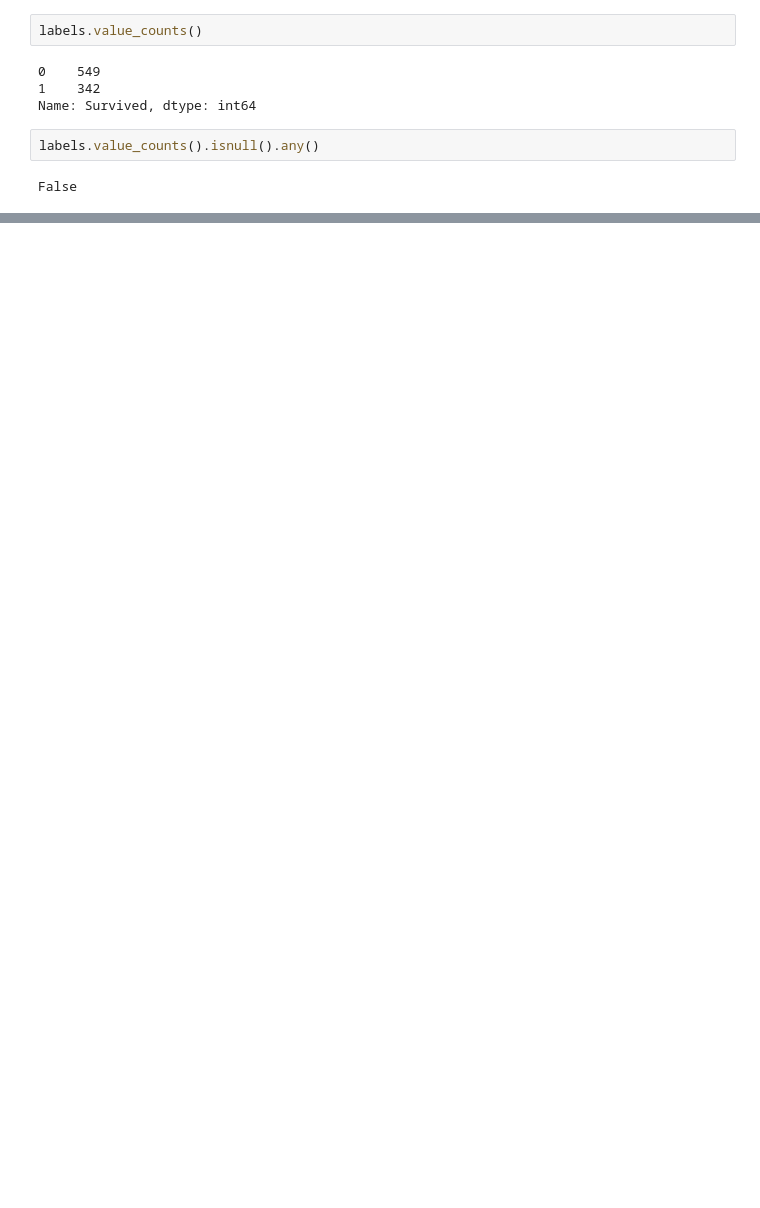
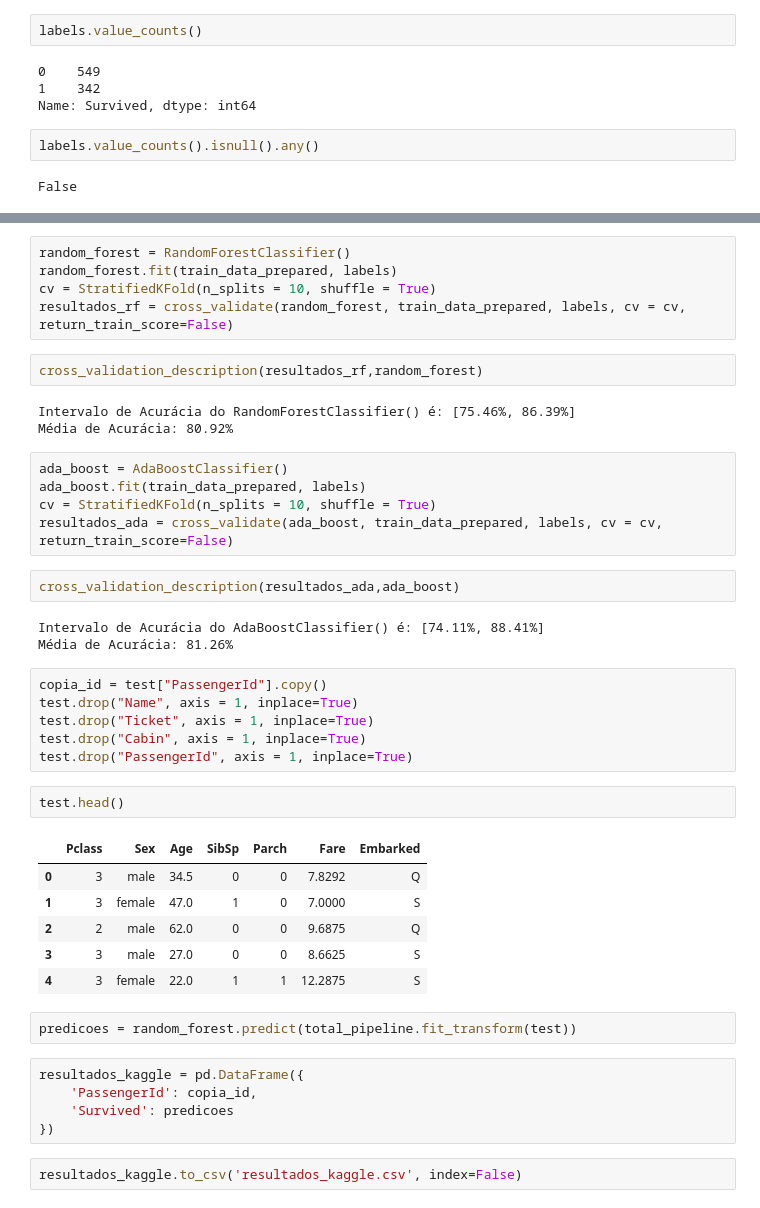
Before and after one commit to Jiamaca/titanic-kaggle, a Jupyter notebook: Titanic.ipynb, the cells around one changed output, grey strips where cells are left out. Cells and saved outputs as stored; diff of their text form; blank space fills up the shorter version.

Commit message:
Adição dos Modelos + Primeiro Resultado
Adição dos Modelos + Primeiro Resultado enviado para o Kaggle

```diff
--- a/Titanic.ipynb
+++ b/Titanic.ipynb
@@ -345,0 +390,44 @@ TypeError: predict() missing 1 required positional argument: 'X'
+# %%
+random_forest = RandomForestClassifier()
+random_forest.fit(train_data_prepared, labels)
+cv = StratifiedKFold(n_splits = 10, shuffle = True)
+resultados_rf = cross_validate(random_forest, train_data_prepared, labels, cv = cv, return_train_score=False)
+# %%
+cross_validation_description(resultados_rf,random_forest)
+# %% [output]
+Intervalo de Acurácia do RandomForestClassifier() é: [75.46%, 86.39%]
+Média de Acurácia: 80.92%
+# %%
+ada_boost = AdaBoostClassifier()
+ada_boost.fit(train_data_prepared, labels)
+cv = StratifiedKFold(n_splits = 10, shuffle = True)
+resultados_ada = cross_validate(ada_boost, train_data_prepared, labels, cv = cv, return_train_score=False)
+# %%
+cross_validation_description(resultados_ada,ada_boost)
+# %% [output]
+Intervalo de Acurácia do AdaBoostClassifier() é: [74.11%, 88.41%]
+Média de Acurácia: 81.26%
+# %%
+copia_id = test["PassengerId"].copy()
+test.drop("Name", axis = 1, inplace=True)
+test.drop("Ticket", axis = 1, inplace=True)
+test.drop("Cabin", axis = 1, inplace=True)
+test.drop("PassengerId", axis = 1, inplace=True)
+# %%
+test.head()
+# %% [output]
+|  | Pclass | Sex | Age | SibSp | Parch | Fare | Embarked |
+| 0 | 3 | male | 34.5 | 0 | 0 | 7.8292 | Q |
+| 1 | 3 | female | 47.0 | 1 | 0 | 7.0000 | S |
+| 2 | 2 | male | 62.0 | 0 | 0 | 9.6875 | Q |
+| 3 | 3 | male | 27.0 | 0 | 0 | 8.6625 | S |
+| 4 | 3 | female | 22.0 | 1 | 1 | 12.2875 | S |
+# %%
+predicoes = random_forest.predict(total_pipeline.fit_transform(test))
+# %%
+resultados_kaggle = pd.DataFrame({
+    'PassengerId': copia_id,
+    'Survived': predicoes
+})
+# %%
+resultados_kaggle.to_csv('resultados_kaggle.csv', index=False)
```
Also changed, not shown: parts of 10 cells of this notebook.
